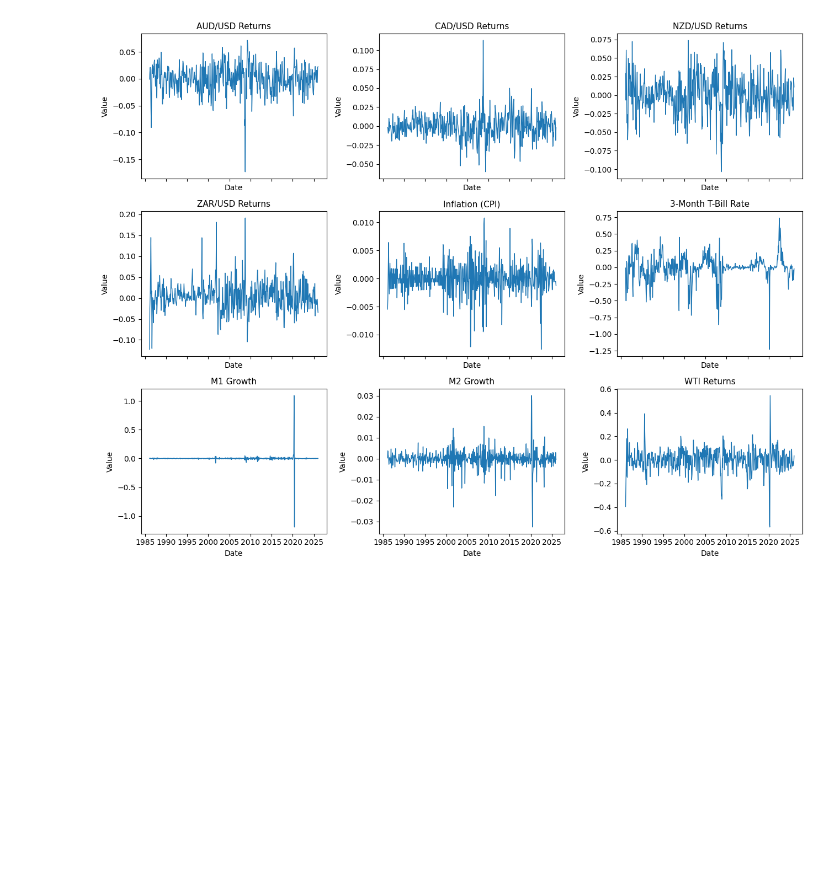
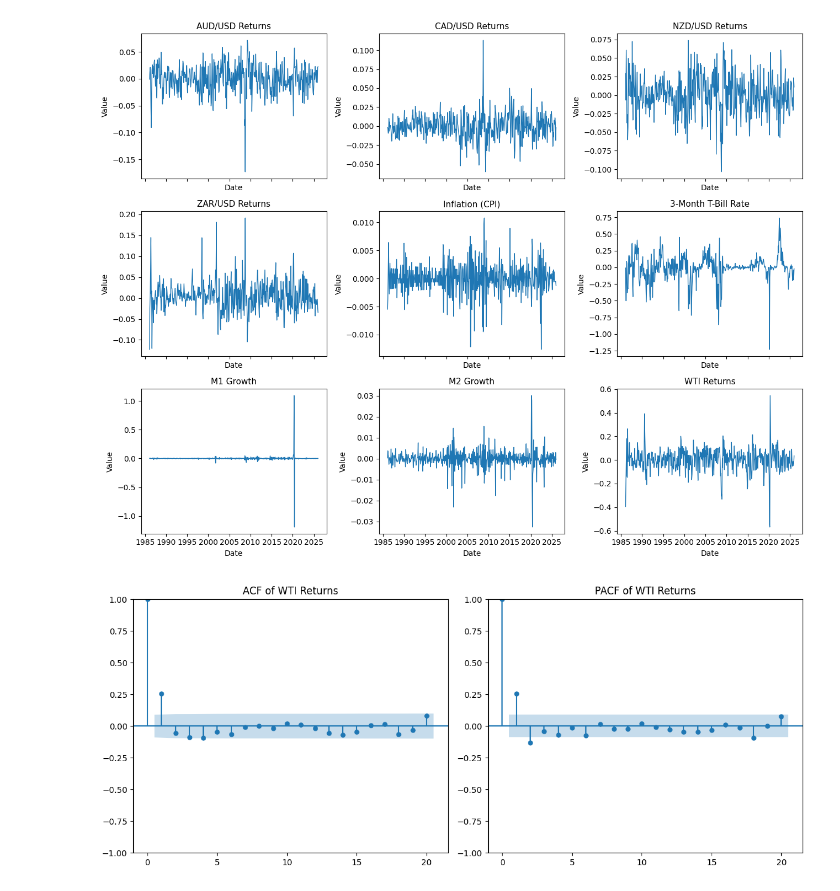
Before and after one commit to Meowth239/dse4101-project, a Jupyter notebook: data/plots of data/stats_variable.ipynb, the cells around one changed output. Saved outputs shown, nothing was run; the diff lists cells and outputs as text; code cells hidden in the pictures; blank space fills up the shorter version.

Commit message:
add acf and pacf plot for wti returns

```diff
--- a/data/plots of data/stats_variable.ipynb
+++ b/data/plots of data/stats_variable.ipynb
@@ -176,3 +176,16 @@ plt.show()
 # %% [output]
 [figure]
 [figure]
+# %%
+# acf and pacf plots for wti returns
+from statsmodels.graphics.tsaplots import plot_acf, plot_pacf
+plt.figure(figsize=(12, 5))
+plt.subplot(1, 2, 1)
+plot_acf(df['wti_ret'], lags=20, ax=plt.gca())
+plt.title("ACF of WTI Returns")
+plt.subplot(1, 2, 2)
+plot_pacf(df['wti_ret'], lags=20, ax=plt.gca())
+plt.title("PACF of WTI Returns")
+plt.tight_layout()
+# %% [output]
+[figure, added]
```
